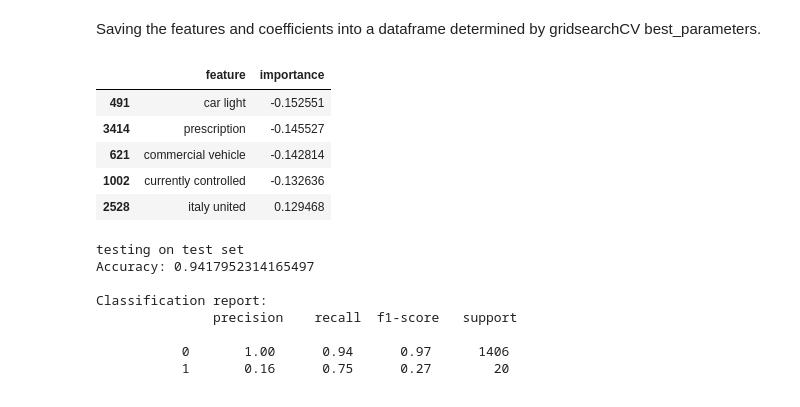
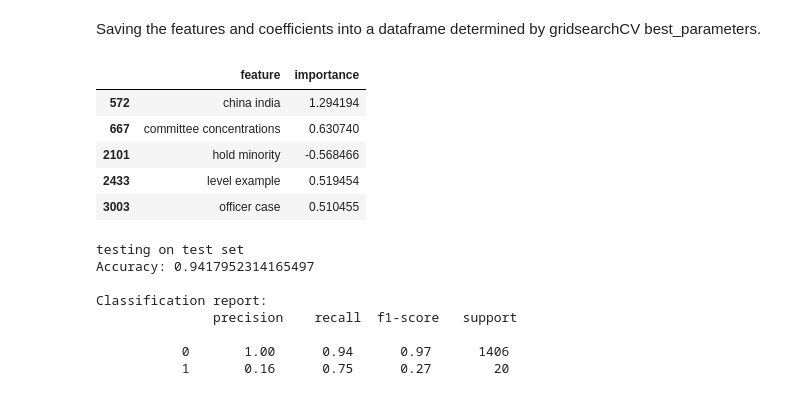
Before and after one commit to adellegia/predicting-merger-decision-outcomes, a Jupyter notebook: notebooks/experiment_1/grid_search_svm_p2.ipynb, the cells around one changed output. Cells and saved outputs as stored; diff of their text form; code cells hidden in the pictures.

```diff
--- a/notebooks/experiment_1/grid_search_svm_p2.ipynb
+++ b/notebooks/experiment_1/grid_search_svm_p2.ipynb
@@ -33,4 +33,7 @@ get_feature_importance, get_feature_importance10
 # %% [markdown]
 ### Load data
 # %%
-df = pd.read_json(r"../../../../data/processed/pre-processed_merged_2023_04_04.json")
+df = pd.read_json(r"../../data/processed/pre-processed_merged_2023_04_04.json")
+# %%
+# lowercase
+df['text_clean'] = df['text_clean'].str.lower()
@@ -41,9 +50,9 @@ label_name = "phase2"
 # %%
 df1 = create_label(df, label_name)
 df_unique = balance_unique_id(df1)
-df_balanced_unique, df_balanced, df_excluded = create_balanced_excluded(df_unique, df1, random_seed=42)
-df_train, df_test, df_test1 = create_train_test_excluded(df_balanced, df_balanced_unique, df_excluded, random_state=42)
-df_train_grouped, df_test_grouped, df_test1_grouped, df_excluded_grouped = group_by_case(df_train, df_test, df_test1, df_excluded)
+df_balanced_unique, df_balanced, df_excluded = create_balanced_excluded(df_unique, df1, random_seed=random_seed)
+df_train, df_test, df_test1 = create_train_test_excluded(df_balanced, df_balanced_unique, df_excluded, random_state=random_state)
+df_train_grouped, df_test_grouped, df_test1_grouped, df_excluded_grouped = group_by_case(df_train, df_test, df_test1, df_excluded, text='text_clean')
 # %% [output]
 Total decisions: 1583
 0    1485
@@ -66,7 +75,7 @@ Grouping df_test by case_num 1: 20 0: 1406
 Grouping df_test1 by case_num 1: 20 0: 20
 Grouping df_excluded by case_num with len: 1386
 # %%
-X_train, y_train, X_test, y_test, X_test1, y_test1, X_test2, y_test2 = create_feature_label(df_train_grouped, df_test_grouped, df_test1_grouped, df_excluded_grouped)
+X_train, y_train, X_test, y_test, X_test1, y_test1, X_test2, y_test2 = create_feature_label(df_train_grouped, df_test_grouped, df_test1_grouped, df_excluded_grouped, text='text_clean')
 # %% [markdown]
 ### Hyperparameter tuning with GridSearch Cross Validation
 # %%
@@ -169,15 +210,15 @@ weighted avg       0.93      0.93      0.93       157
 Saving the features and coefficients into a dataframe determined by gridsearchCV best_parameters.
 # %%
 df_features_cv = get_feature_importance_cv(pipeline_cv)
-df_features_cv.to_excel('../../../../output/tables/features_svm_cv_full_p2.xlsx', index=True)
+df_features_cv.to_excel('../../output/tables/features_svm_cv_full_p2_2.xlsx', index=True)
 df_features_cv.head()
 # %% [output]
 |  | feature | importance |
-| 491 | car light | -0.152551 |
-| 3414 | prescription | -0.145527 |
-| 621 | commercial vehicle | -0.142814 |
-| 1002 | currently controlled | -0.132636 |
-| 2528 | italy united | 0.129468 |
+| 572 | china india | 1.294194 |
+| 667 | committee concentrations | 0.630740 |
+| 2101 | hold minority | -0.568466 |
+| 2433 | level example | 0.519454 |
+| 3003 | officer case | 0.510455 |
 # %%
 y_predict_cv_test = fit_best_model_test(X_test, y_test, pipeline_cv)
 # %% [output]
```
Also changed, not shown: parts of 10 cells of this notebook, 5 other files.
